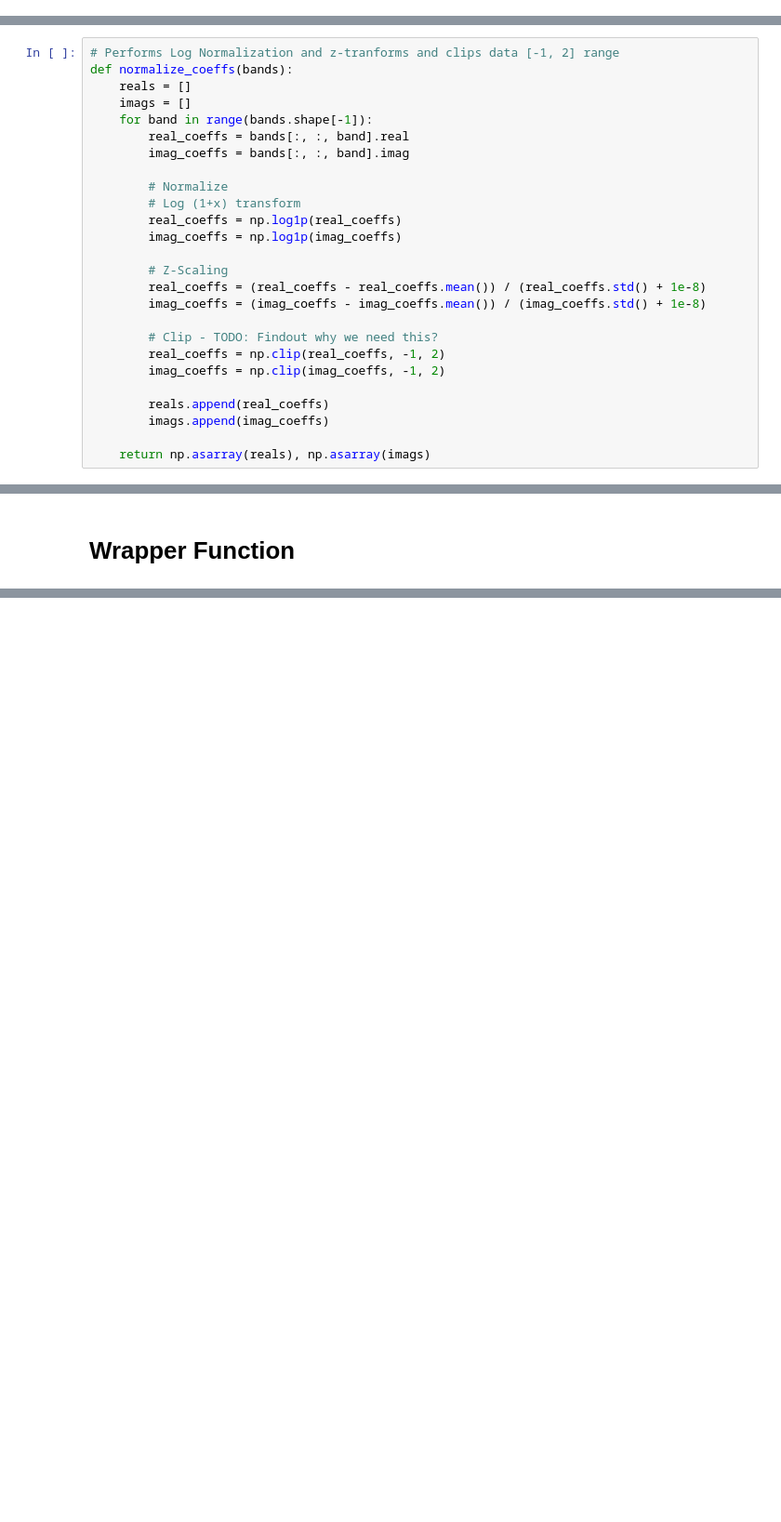
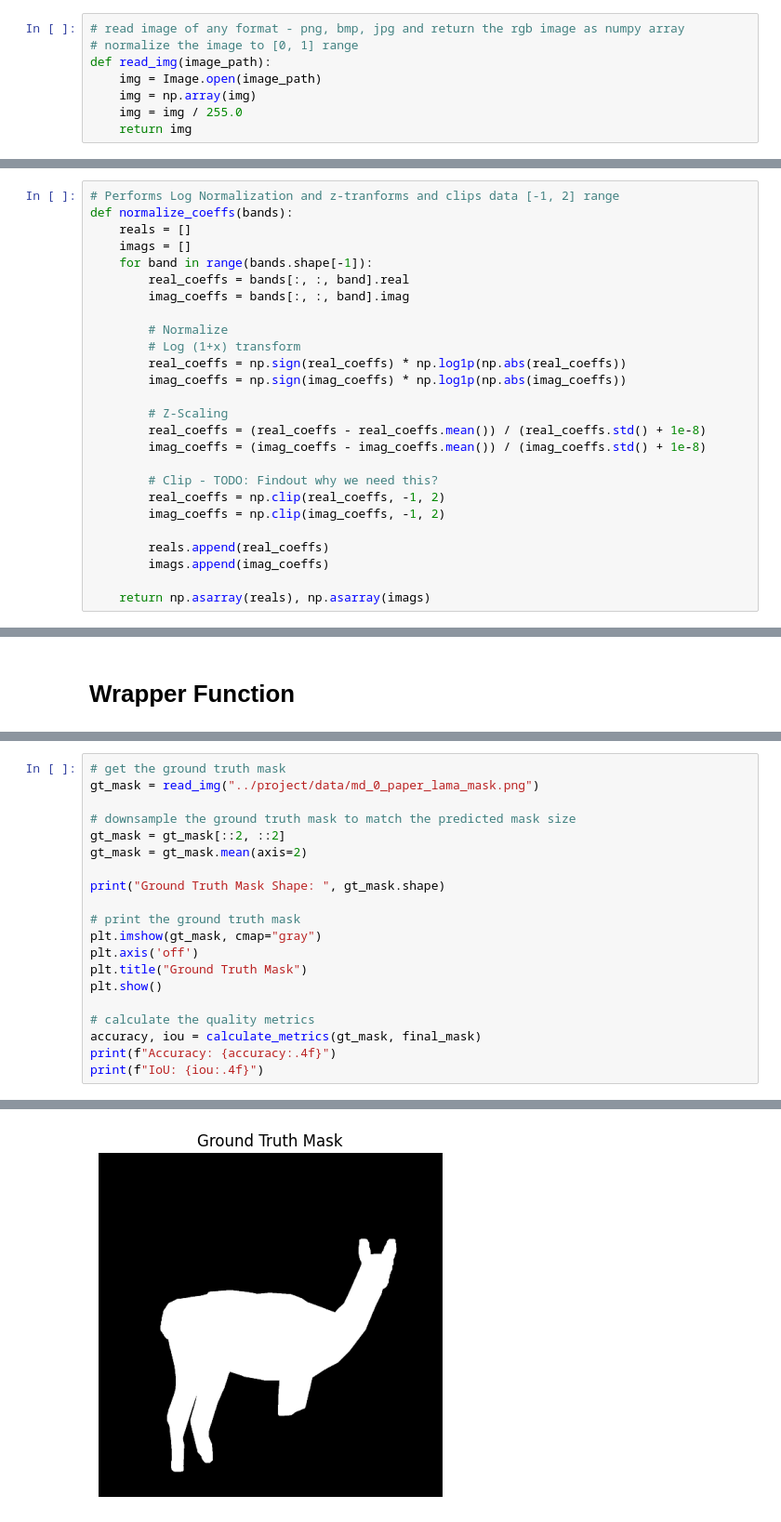
Before and after one commit to GSNikhil/inpainting-detection, a Jupyter notebook: code.ipynb, the cells around one changed output, grey strips where cells are left out. Shown at 93% size. Cells and saved outputs as stored; diff of their text form; blank space fills up the shorter version.

```diff
--- a/code.ipynb
+++ b/code.ipynb
@@ -92,3 +77,11 @@ def read_img(file_path):
+# %%
+# read image of any format - png, bmp, jpg and return the rgb image as numpy array
+# normalize the image to [0, 1] range
+def read_img(image_path):
+    img = Image.open(image_path)
+    img = np.array(img)
+    img = img / 255.0
+    return img
 # %% [markdown]
 # Segmentation - KMeans and Semantic
 # %%
@@ -150,8 +207,8 @@ def normalize_coeffs(bands):
 
         # Normalize
         # Log (1+x) transform
-        real_coeffs = np.log1p(real_coeffs)
-        imag_coeffs = np.log1p(imag_coeffs)
+        real_coeffs = np.sign(real_coeffs) * np.log1p(np.abs(real_coeffs))
+        imag_coeffs = np.sign(imag_coeffs) * np.log1p(np.abs(imag_coeffs))
 
         # Z-Scaling
         real_coeffs = (real_coeffs - real_coeffs.mean()) / (real_coeffs.std() + 1e-8)
@@ -379,0 +497,21 @@ No bands avaialble. Adjust threshold maybe.
+# %%
+# get the ground truth mask
+gt_mask = read_img("../project/data/md_0_paper_lama_mask.png")
+
+# downsample the ground truth mask to match the predicted mask size
+gt_mask = gt_mask[::2, ::2]
+gt_mask = gt_mask.mean(axis=2)
+
+print("Ground Truth Mask Shape: ", gt_mask.shape)
+
+# print the ground truth mask
+plt.imshow(gt_mask, cmap="gray")
+plt.axis('off')
+plt.title("Ground Truth Mask")
+plt.show()
+
+# calculate the quality metrics
+accuracy, iou = calculate_metrics(gt_mask, final_mask)
+print(f"Accuracy: {accuracy:.4f}")
+print(f"IoU: {iou:.4f}")
+# %% [output]
@@ -379,0 +519 @@ No bands avaialble. Adjust threshold maybe.
+[figure, added]
```
Also changed, not shown: parts of 16 cells of this notebook.
